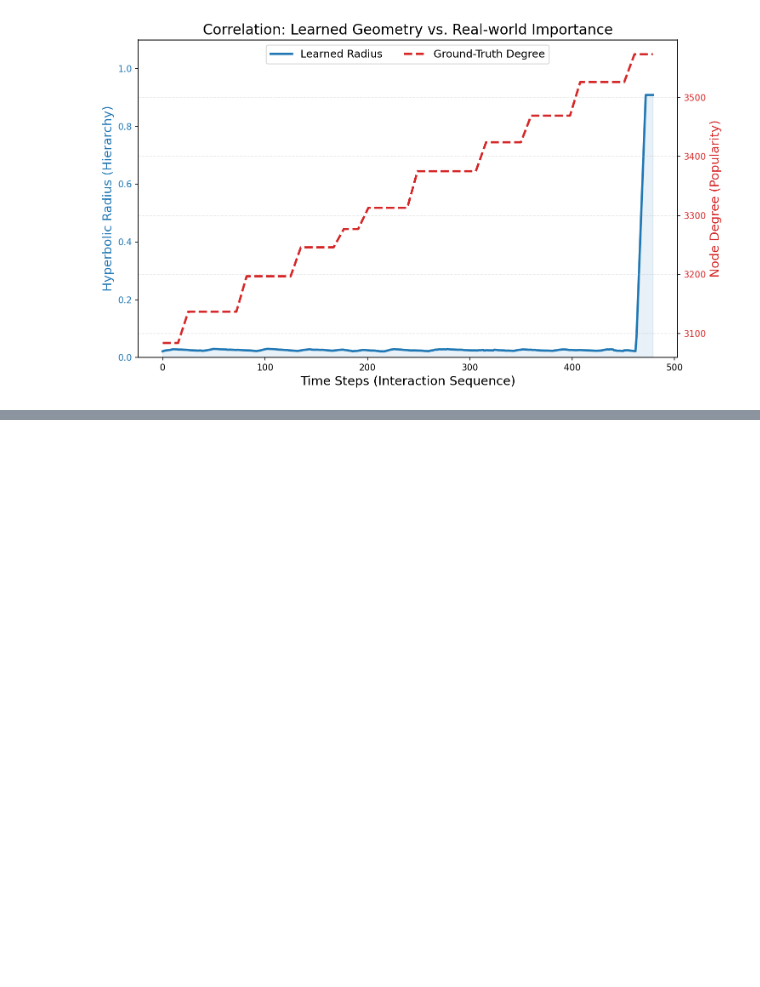
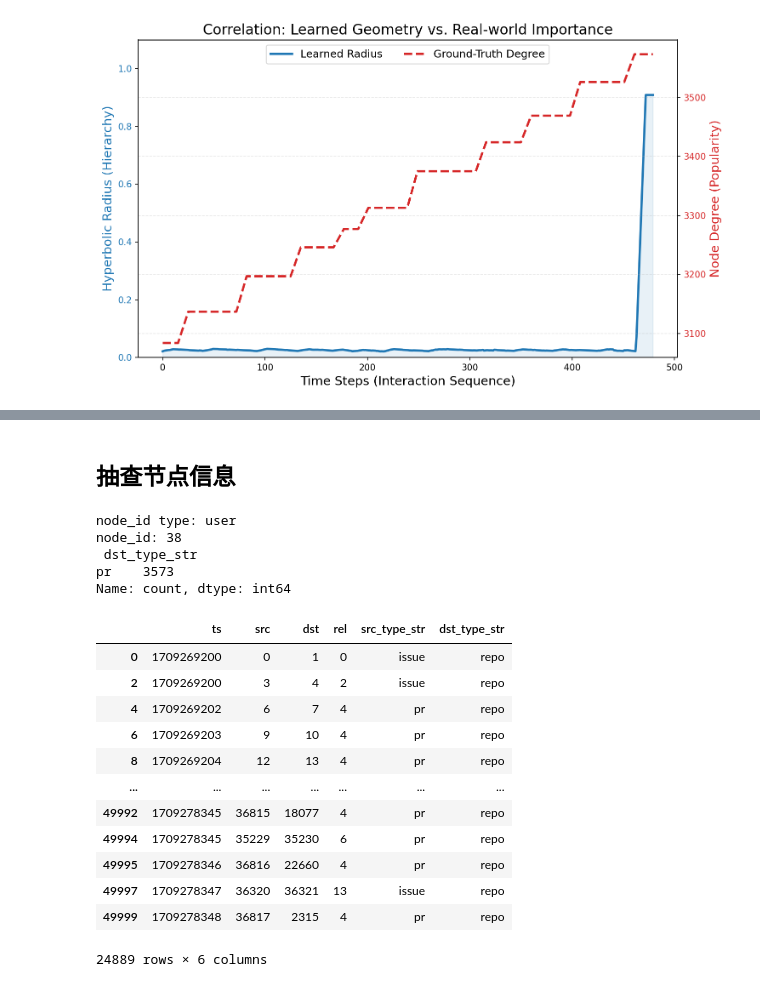
Before and after one commit to Taiowaz/H-SACT, a Jupyter notebook: aux-exp/RQ6/rq6.ipynb, the cells around one changed output, grey strips where cells are left out. Cells and saved outputs as stored; diff of their text form; code cells hidden in the pictures; blank space fills up the shorter version.

```diff
--- a/aux-exp/RQ6/rq6.ipynb
+++ b/aux-exp/RQ6/rq6.ipynb
@@ -531,0 +660,57 @@ plt.show()
+# %% [markdown]
+## 抽查节点信息
+# %%
+dataset = "thgl-github-subset"
+
+EDGE_FILE = f"tgb/DATA/{dataset.replace('-', '_')}/{dataset}_edgelist.csv"
+NODE_FILE = f"tgb/DATA/{dataset.replace('-', '_')}/{dataset}_nodetype.csv"
+t_col = "timestamp"
+src_col = "head"
+dst_col = "tail"
+rel_col = "relation_type"
+
+df_edges = pd.read_csv(EDGE_FILE)
+df_edges = df_edges.rename(
+    columns={
+        t_col: "ts",
+        src_col: "src",
+        dst_col: "dst",
+        rel_col: "rel",
+    }
+)
+df_nodes = pd.read_csv(NODE_FILE)
+node_type_map = dict(zip(df_nodes["node_id"], df_nodes["type"]))
+# %%
+node_id = 38  # 替换为你选择的节点ID
+
+node_type_map_str = {0: "issue", 1: "repo", 2: "user", 3: "pr"}
+df_edges["src_type"] = df_edges["src"].map(node_type_map)
+df_edges["dst_type"] = df_edges["dst"].map(node_type_map)
+df_edges["src_type_str"] = df_edges["src_type"].map(node_type_map_str)
+df_edges["dst_type_str"] = df_edges["dst_type"].map(node_type_map_str)
+df_edges.drop(columns=["src_type", "dst_type"], inplace=True)
+df_edges_single = df_edges[(df_edges["src"] == node_id) | (df_edges["dst"] == node_id)]
+print("node_id type:", df_edges_single.iloc[0]["src_type_str"])
+print(f"node_id: {node_id}\n", df_edges_single["dst_type_str"].value_counts())
+# %% [output]
+node_id type: user
+node_id: 38
+ dst_type_str
+pr    3573
+Name: count, dtype: int64
+# %%
+df_edges[df_edges["dst_type_str"] == "repo"]
+# %% [output]
+|  | ts | src | dst | rel | src_type_str | dst_type_str |
+| 0 | 1709269200 | 0 | 1 | 0 | issue | repo |
+| 2 | 1709269200 | 3 | 4 | 2 | issue | repo |
+| 4 | 1709269202 | 6 | 7 | 4 | pr | repo |
+| 6 | 1709269203 | 9 | 10 | 4 | pr | repo |
+| 8 | 1709269204 | 12 | 13 | 4 | pr | repo |
+| ... | ... | ... | ... | ... | ... | ... |
+| 49992 | 1709278345 | 36815 | 18077 | 4 | pr | repo |
+| 49994 | 1709278345 | 35229 | 35230 | 6 | pr | repo |
+| 49995 | 1709278346 | 36816 | 22660 | 4 | pr | repo |
+| 49997 | 1709278347 | 36320 | 36321 | 13 | issue | repo |
+| 49999 | 1709278348 | 36817 | 2315 | 4 | pr | repo |
+24889 rows × 6 columns
```
Also changed, not shown: parts of 7 cells of this notebook, 6 other files.
